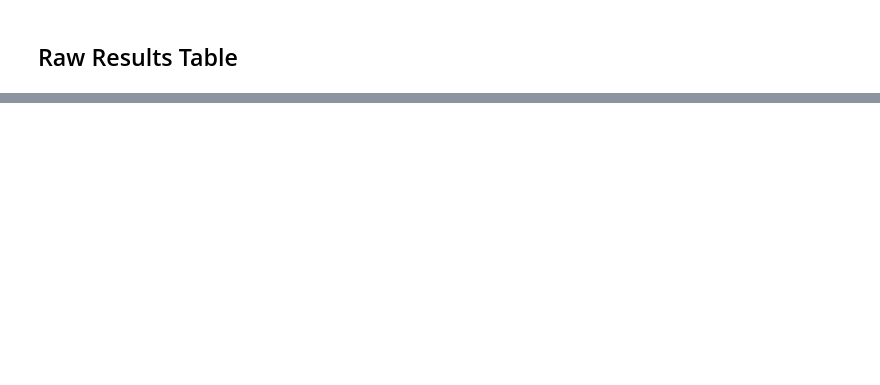
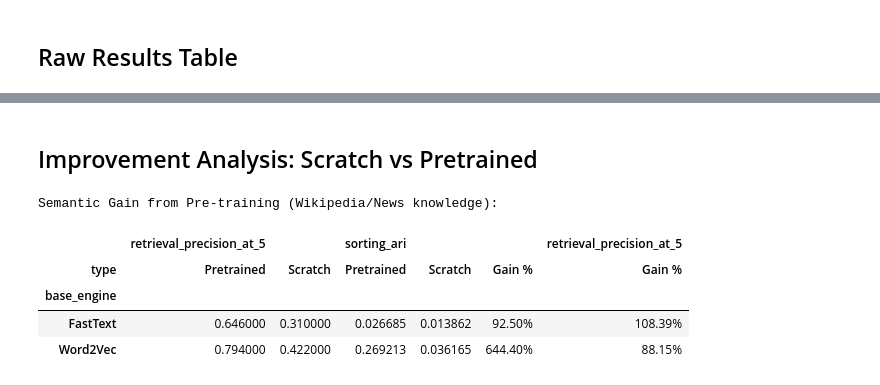
Before and after one commit to Aeslo/FileManager, a Jupyter notebook: research/analysis.ipynb, the cells around one changed output, grey strips where cells are left out. Drawn from its saved outputs; the diff is of its cells as text; code cells hidden in the pictures; blank space fills up the shorter version.

Commit message:
feat: add pretrained fasttext and word2vec

```diff
--- a/research/analysis.ipynb
+++ b/research/analysis.ipynb
@@ -129,0 +134,42 @@ display(df.sort_values(['engine', 'date']).reset_index(drop=True).style.format(
+# %% [markdown]
+## Improvement Analysis: Scratch vs Pretrained
+# %%
+## Compare Scratch vs Pretrained models
+comparison_df = df.copy()
+if not comparison_df.empty:
+    # Standardize types for comparison
+    comparison_df['type'] = comparison_df['engine'].apply(lambda x: 'Pretrained' if 'Pretrained' in x else 'Scratch')
+    comparison_df['base_engine'] = comparison_df['engine'].str.replace('-Scratch|-Pretrained', '', regex=True)
+
+    # Only keep engines that have both versions
+    counts = comparison_df.groupby('base_engine')['type'].nunique()
+    valid_engines = counts[counts == 2].index
+    comparison_df = comparison_df[comparison_df['base_engine'].isin(valid_engines)]
+
+    if not comparison_df.empty:
+        pivot = comparison_df.pivot_table(
+            index='base_engine',
+            columns='type',
+            values=['sorting_ari', 'retrieval_precision_at_5']
+        )
+
+        # Calculate improvement %
+        for metric in ['sorting_ari', 'retrieval_precision_at_5']:
+            pivot[(metric, 'Gain %')] = (
+                (pivot[(metric, 'Pretrained')] - pivot[(metric, 'Scratch')]) /
+                pivot[(metric, 'Scratch')] * 100
+            )
+
+        print("Semantic Gain from Pre-training (Wikipedia/News knowledge):")
+        display(pivot.style.format('{:.2f}%', subset=[(m, 'Gain %') for m in ['sorting_ari', 'retrieval_precision_at_5']]))
+    else:
+        print("No matching Scratch/Pretrained pairs found for comparison.")
+else:
+    print("No data found in log.json.")
+# %% [output]
+Semantic Gain from Pre-training (Wikipedia/News knowledge):
+|  | retrieval_precision_at_5 |  | sorting_ari |  |  | retrieval_precision_at_5 |
+| type | Pretrained | Scratch | Pretrained | Scratch | Gain % | Gain % |
+| base_engine |  |  |  |  |  |  |
+| FastText | 0.646000 | 0.310000 | 0.026685 | 0.013862 | 92.50% | 108.39% |
+| Word2Vec | 0.794000 | 0.422000 | 0.269213 | 0.036165 | 644.40% | 88.15% |
```
Also changed, not shown: parts of 5 cells of this notebook, 5 other files.
